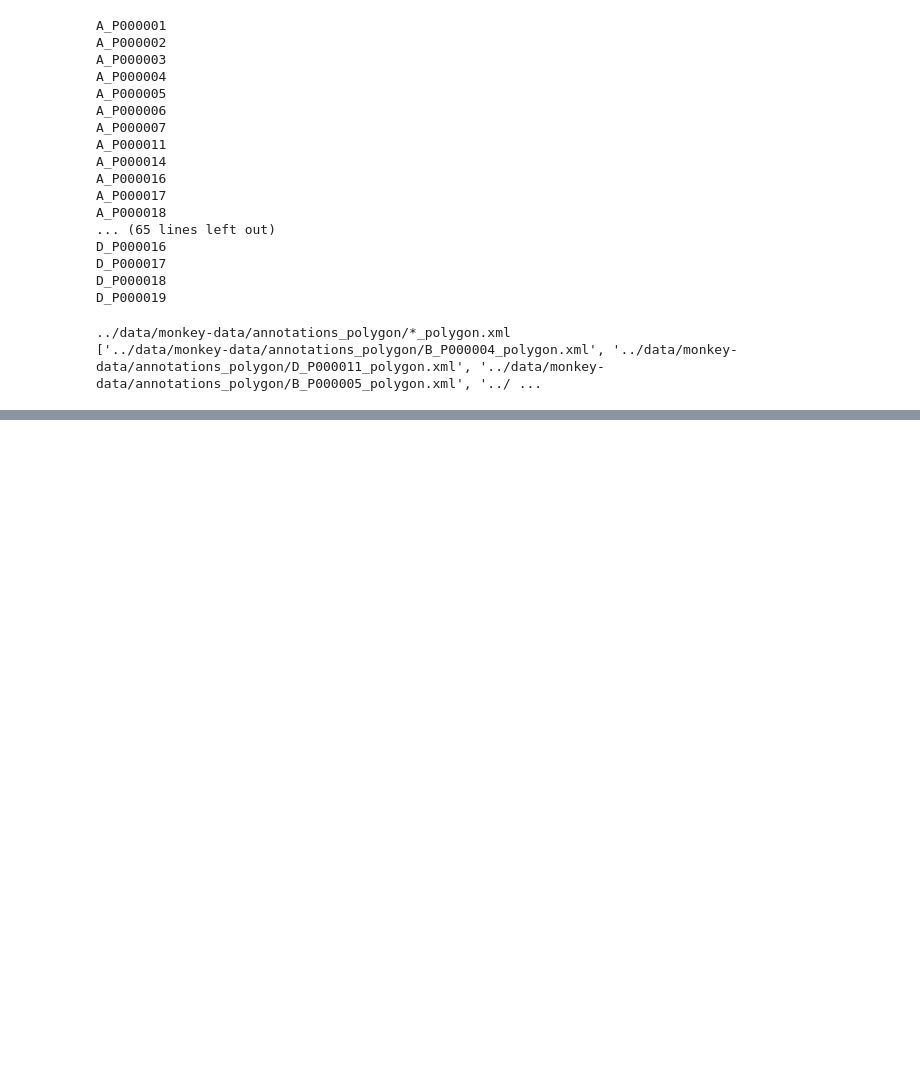
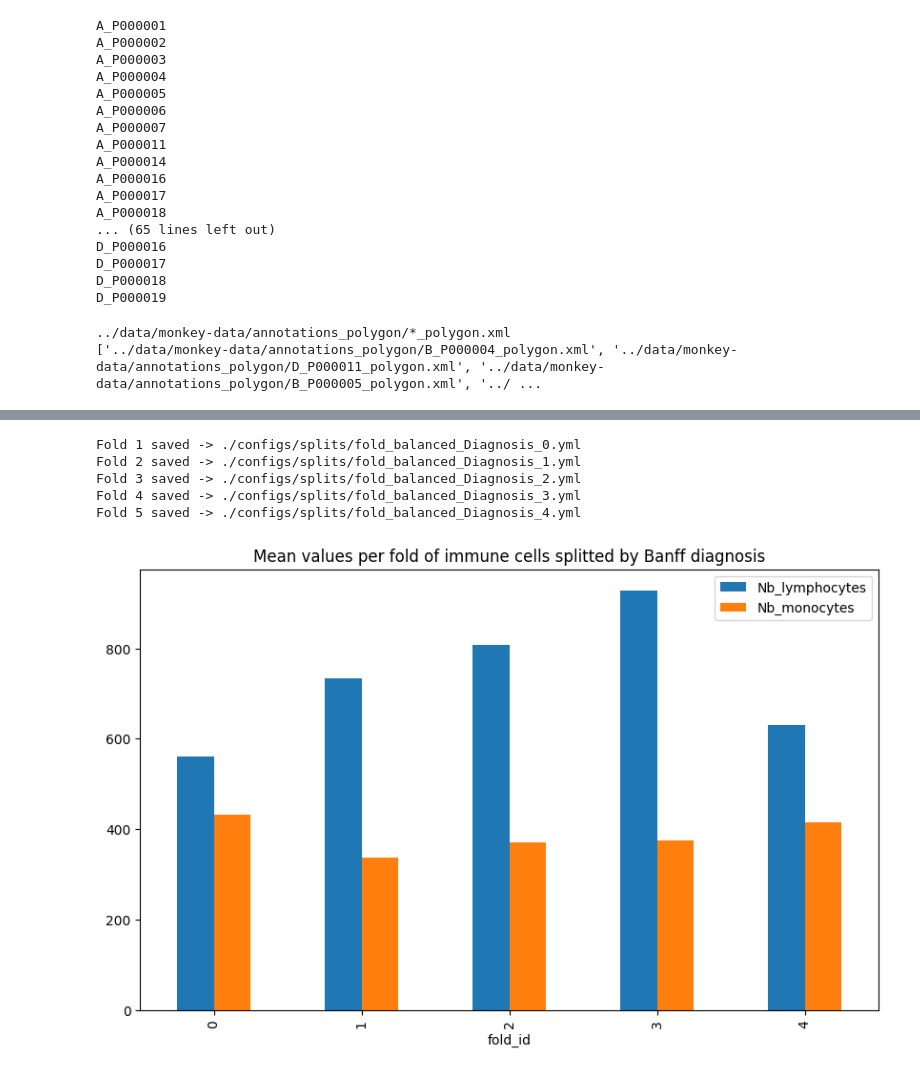
Before and after one commit to AImageLab-zip/MONKEY_challenge_ziplab, a Jupyter notebook: source/notebooks/1_data_prep.ipynb, the cells around one changed output, grey strips where cells are left out. Saved outputs shown, nothing was run; the diff lists cells and outputs as text; code cells hidden in the pictures; blank space fills up the shorter version.

```diff
--- a/source/notebooks/1_data_prep.ipynb
+++ b/source/notebooks/1_data_prep.ipynb
@@ -372,0 +462,16 @@ def make_yml_splits(dataset_df:str, method="random", output_path:str = "./" ):
+# %%
+dataset_df_banff_splits = split_and_save_kfold(
+    dataset_df, n_folds=5, balance_by="Diagnosis", output_dir="./configs/splits"
+)
+
+dataset_df_banff_splits.groupby("fold_id")[
+    ["Nb_lymphocytes", "Nb_monocytes"]
+].mean().plot(kind="bar", figsize=(10, 6), title="Mean values per fold of immune cells splitted by Banff diagnosis")
+plt.show()
+# %% [output]
+Fold 1 saved -> ./configs/splits/fold_balanced_Diagnosis_0.yml
+Fold 2 saved -> ./configs/splits/fold_balanced_Diagnosis_1.yml
+Fold 3 saved -> ./configs/splits/fold_balanced_Diagnosis_2.yml
+Fold 4 saved -> ./configs/splits/fold_balanced_Diagnosis_3.yml
+Fold 5 saved -> ./configs/splits/fold_balanced_Diagnosis_4.yml
+[figure, added]
```
Also changed, not shown: parts of 8 cells of this notebook, 1 other file.
